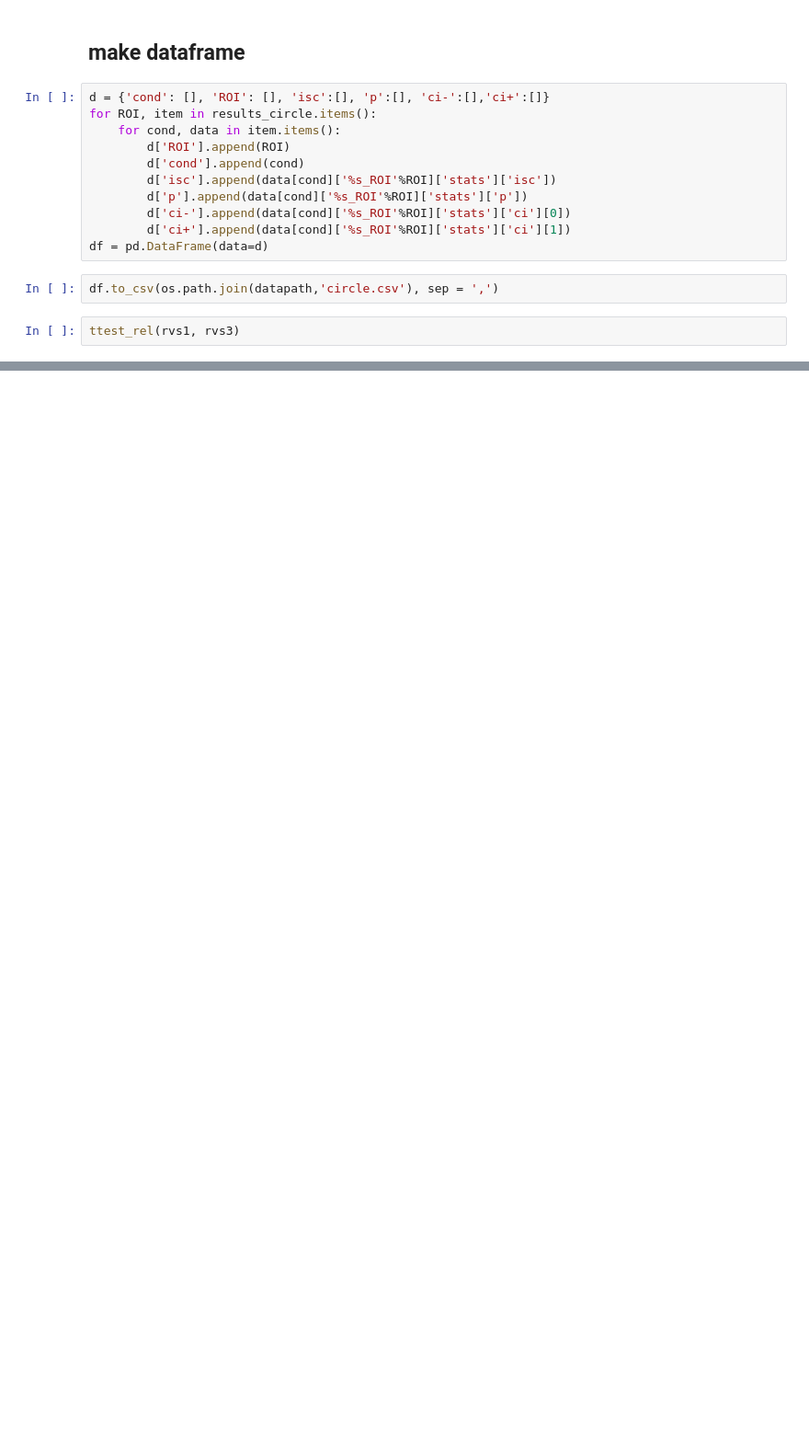
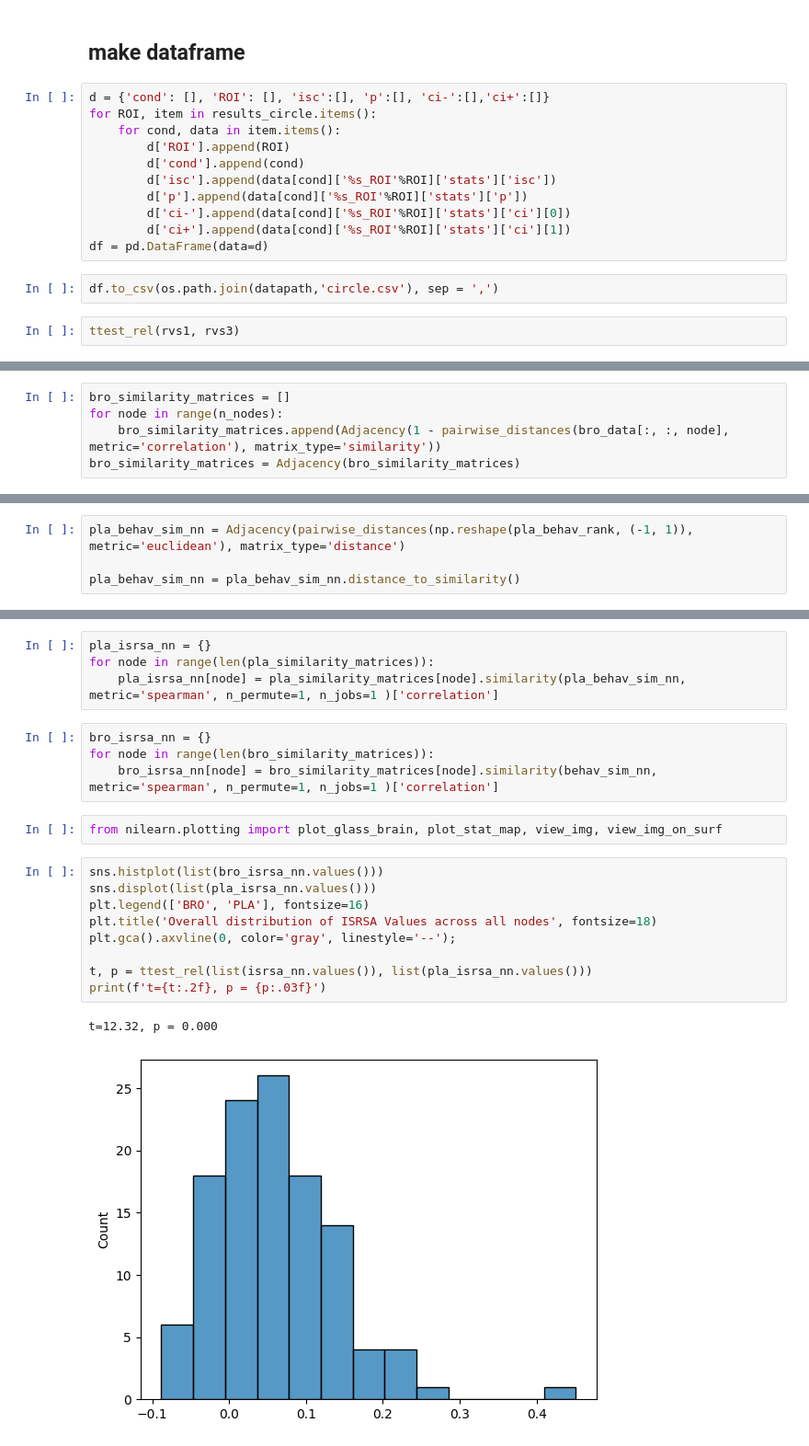
Before and after one commit to grace-shearrer/bromo_ana, a Jupyter notebook: summary_viz.ipynb, the cells around one changed output, grey strips where cells are left out. Shown at 92% size. Drawn from its saved outputs; the diff is of its cells as text; blank space fills up the shorter version.

```diff
--- a/summary_viz.ipynb
+++ b/summary_viz.ipynb
@@ -129,0 +322,5 @@ ttest_rel(rvs1, rvs3)
+# %%
+bro_similarity_matrices = []
+for node in range(n_nodes):
+    bro_similarity_matrices.append(Adjacency(1 - pairwise_distances(bro_data[:, :, node], metric='correlation'), matrix_type='similarity'))
+bro_similarity_matrices = Adjacency(bro_similarity_matrices)
@@ -129,0 +350,4 @@ ttest_rel(rvs1, rvs3)
+# %%
+pla_behav_sim_nn = Adjacency(pairwise_distances(np.reshape(pla_behav_rank, (-1, 1)), metric='euclidean'), matrix_type='distance')
+
+pla_behav_sim_nn = pla_behav_sim_nn.distance_to_similarity()
@@ -129,0 +361,22 @@ ttest_rel(rvs1, rvs3)
+# %%
+pla_isrsa_nn = {}
+for node in range(len(pla_similarity_matrices)):
+    pla_isrsa_nn[node] = pla_similarity_matrices[node].similarity(pla_behav_sim_nn, metric='spearman', n_permute=1, n_jobs=1 )['correlation']
+# %%
+bro_isrsa_nn = {}
+for node in range(len(bro_similarity_matrices)):
+    bro_isrsa_nn[node] = bro_similarity_matrices[node].similarity(behav_sim_nn, metric='spearman', n_permute=1, n_jobs=1 )['correlation']
+# %%
+from nilearn.plotting import plot_glass_brain, plot_stat_map, view_img, view_img_on_surf
+# %%
+sns.histplot(list(bro_isrsa_nn.values()))
+sns.displot(list(pla_isrsa_nn.values()))
+plt.legend(['BRO', 'PLA'], fontsize=16)
+plt.title('Overall distribution of ISRSA Values across all nodes', fontsize=18)
+plt.gca().axvline(0, color='gray', linestyle='--');
+
+t, p = ttest_rel(list(isrsa_nn.values()), list(pla_isrsa_nn.values()))
+print(f't={t:.2f}, p = {p:.03f}')
+# %% [output]
+t=12.32, p = 0.000
+[figure, added]
```
Also changed, not shown: parts of 47 cells of this notebook.
